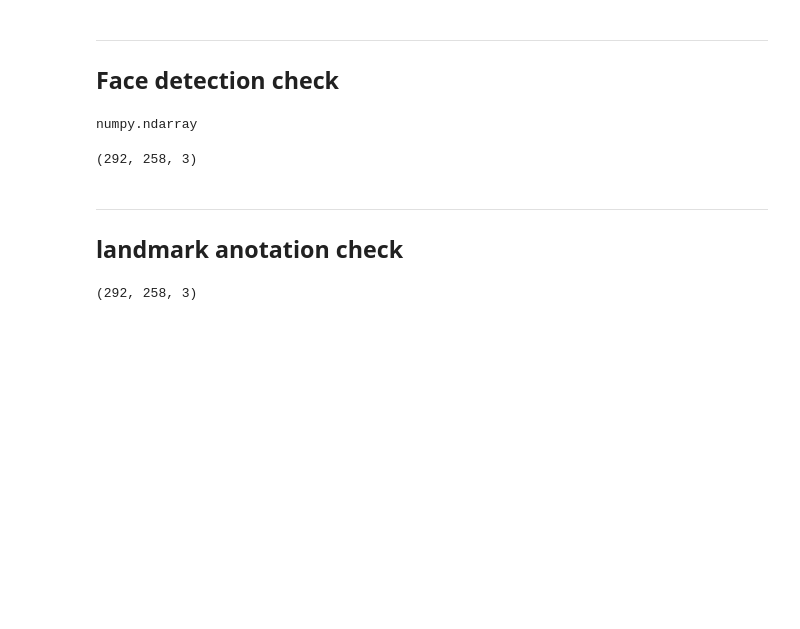
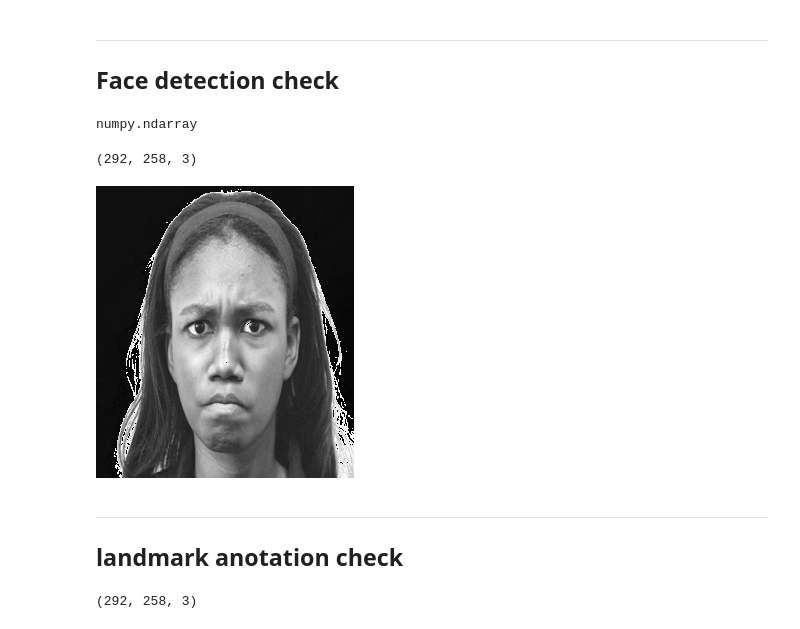
Before and after one commit to ysurs/FER-from-static-images, a Jupyter notebook: check.ipynb, the cells around one changed output. Saved outputs shown, nothing was run; the diff lists cells and outputs as text; code cells hidden in the pictures; blank space fills up the shorter version.

```diff
--- a/check.ipynb
+++ b/check.ipynb
@@ -68,6 +68,10 @@ numpy.ndarray
 face.shape
 # %% [output]
 (292, 258, 3)
+# %%
+T.ToPILImage()(torch.tensor(face).permute(2,0,1))
+# %% [output]
+[figure, added]
 # %% [markdown]
 ***
 ## landmark anotation check
```
